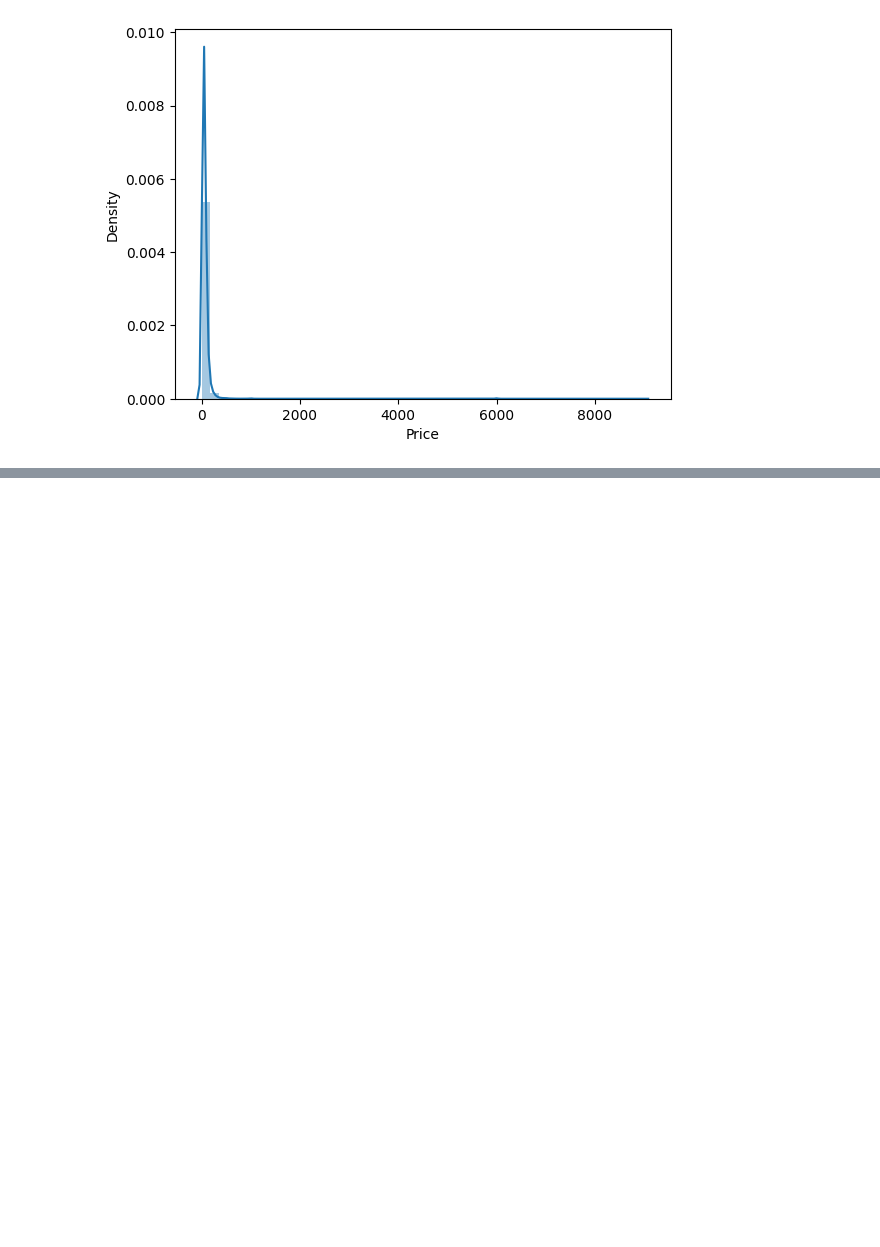
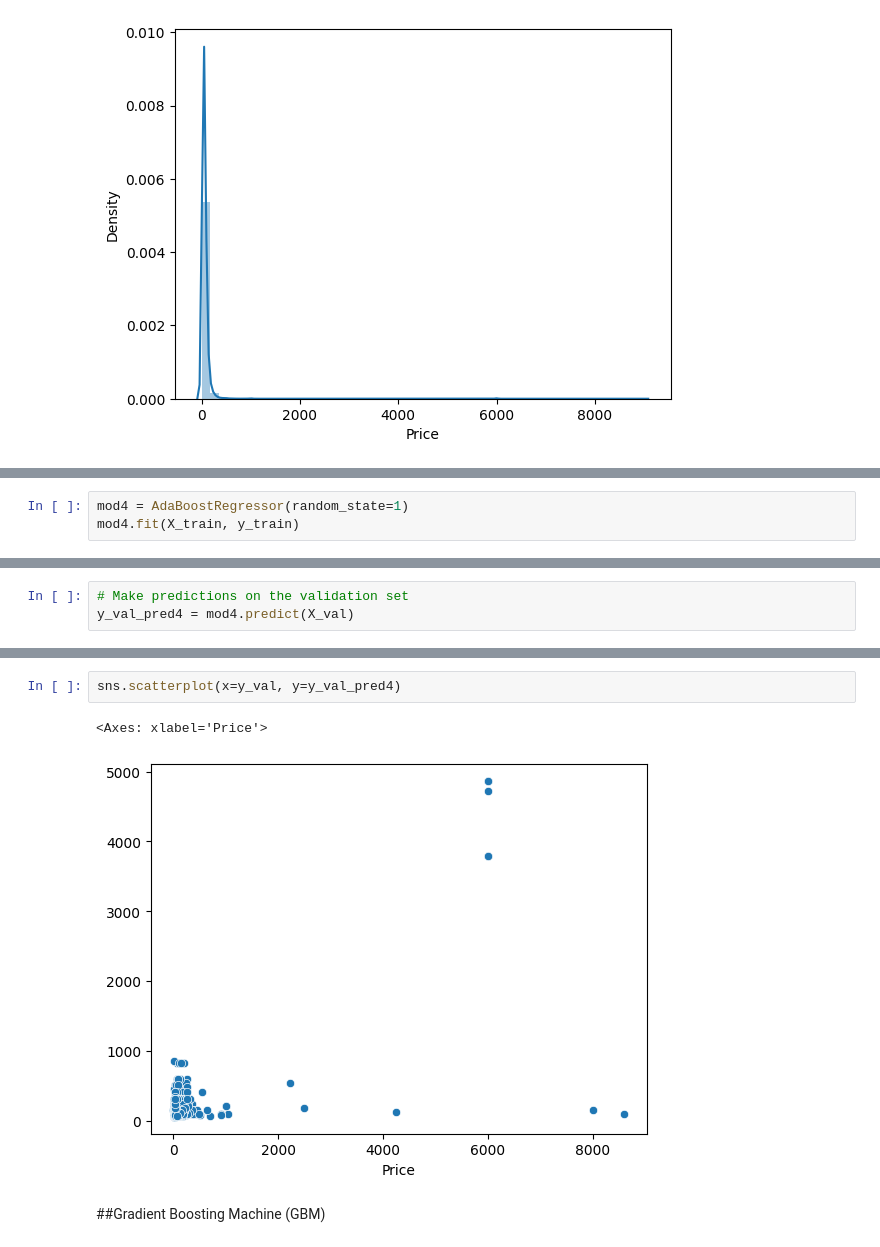
Before and after one commit to rafatb/Berlin_Airbnb_Price_Prediction, a Jupyter notebook: 5_Airbnb_Berlin_Model_and_Hyperparameter_Finetuning.ipynb, the cells around one changed output, grey strips where cells are left out. Drawn from its saved outputs; the diff is of its cells as text; blank space fills up the shorter version.

```diff
--- a/5_Airbnb_Berlin_Model_and_Hyperparameter_Finetuning.ipynb
+++ b/5_Airbnb_Berlin_Model_and_Hyperparameter_Finetuning.ipynb
@@ -114,0 +255,3 @@ sns.distplot(df.Price)
+# %%
+mod4 = AdaBoostRegressor(random_state=1)
+mod4.fit(X_train, y_train)
@@ -114,0 +260,3 @@ sns.distplot(df.Price)
+# %%
+# Make predictions on the validation set
+y_val_pred4 = mod4.predict(X_val)
@@ -114,0 +274,7 @@ sns.distplot(df.Price)
+# %%
+sns.scatterplot(x=y_val, y=y_val_pred4)
+# %% [output]
+<Axes: xlabel='Price'>
+[figure, added]
+# %% [markdown]
+##Gradient Boosting Machine (GBM)
```
Also changed, not shown: parts of 40 cells of this notebook.
